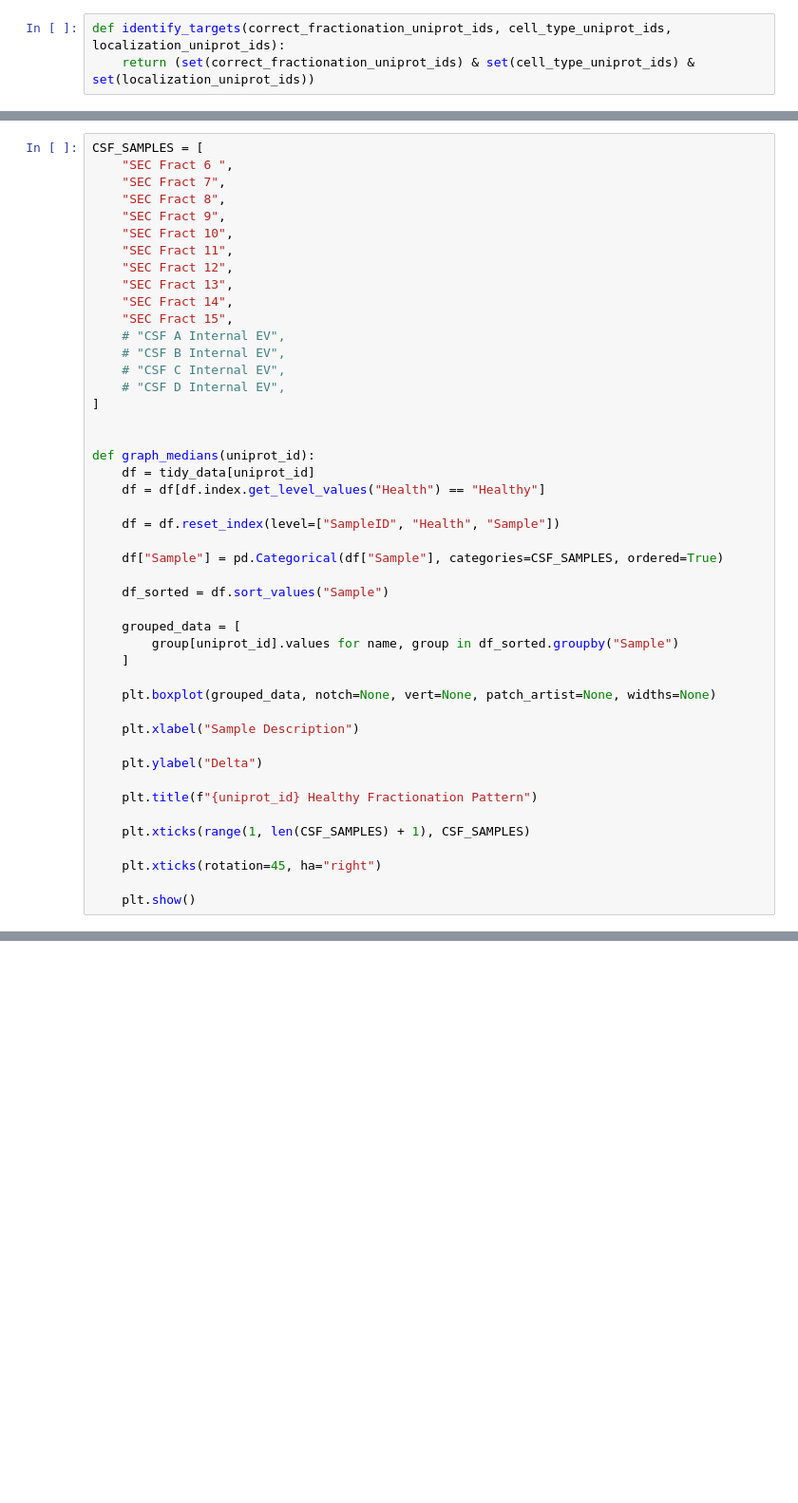
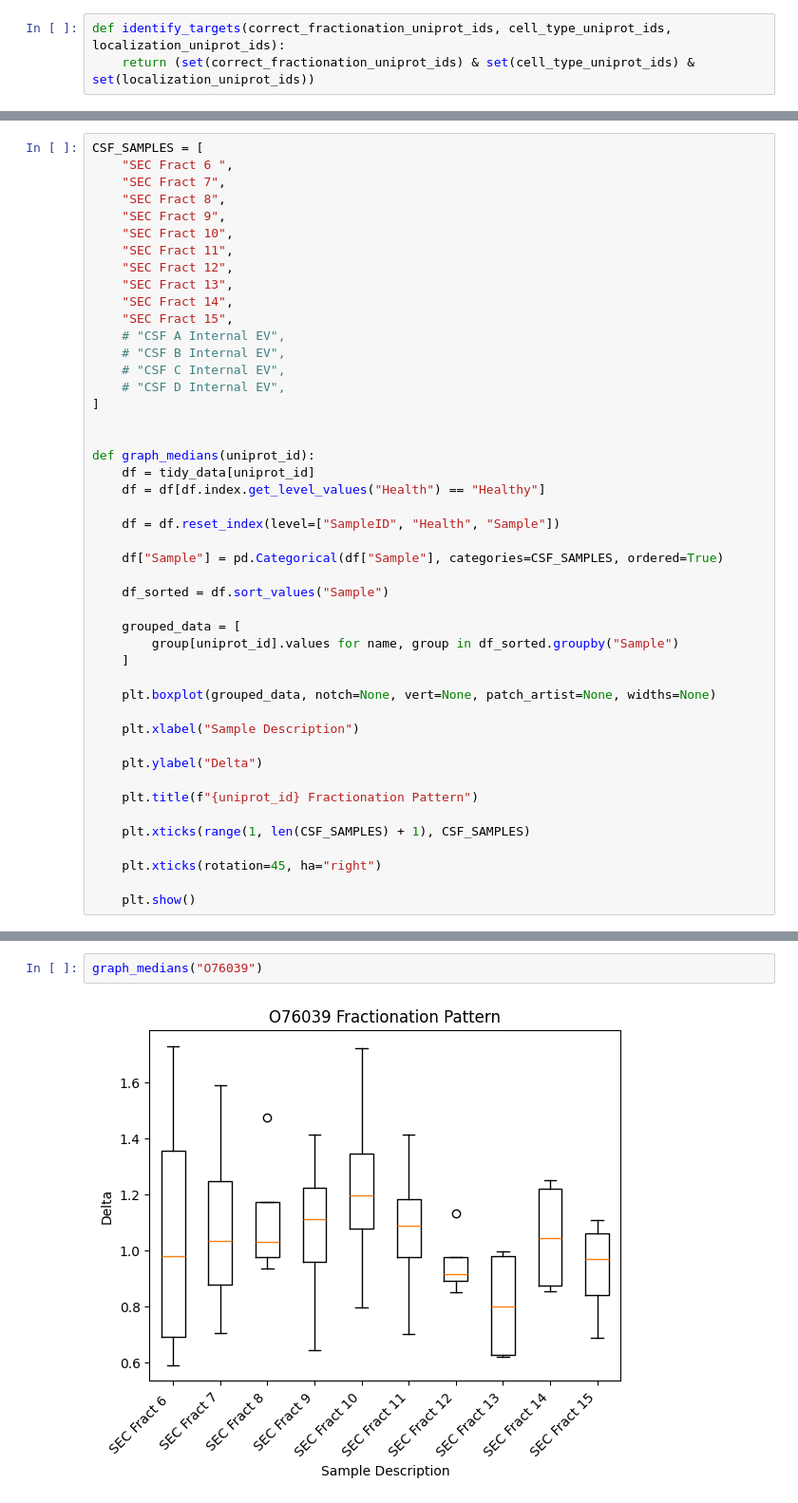
Before and after one commit to Walt-Lab/bdev_mass_spec, a Jupyter notebook: 10_analysis.ipynb, the cells around one changed output, grey strips where cells are left out. Shown at 95% size. Cells and saved outputs as stored; diff of their text form; blank space fills up the shorter version.

```diff
--- a/10_analysis.ipynb
+++ b/10_analysis.ipynb
@@ -669,7 +684,7 @@ def graph_medians(uniprot_id):
 
     plt.ylabel("Delta")
 
-    plt.title(f"{uniprot_id} Healthy Fractionation Pattern")
+    plt.title(f"{uniprot_id} Fractionation Pattern")
 
     plt.xticks(range(1, len(CSF_SAMPLES) + 1), CSF_SAMPLES)
 
@@ -690,4 +705,8 @@ def graph_samples(uniprot_id):
         plt.title(f"{uniprot_id} {sample}")
 
         plt.show()
+# %%
+graph_medians("O76039")
+# %% [output]
+[figure, added]
 # %%
```
Also changed, not shown: parts of 17 cells of this notebook, 5 other files.
